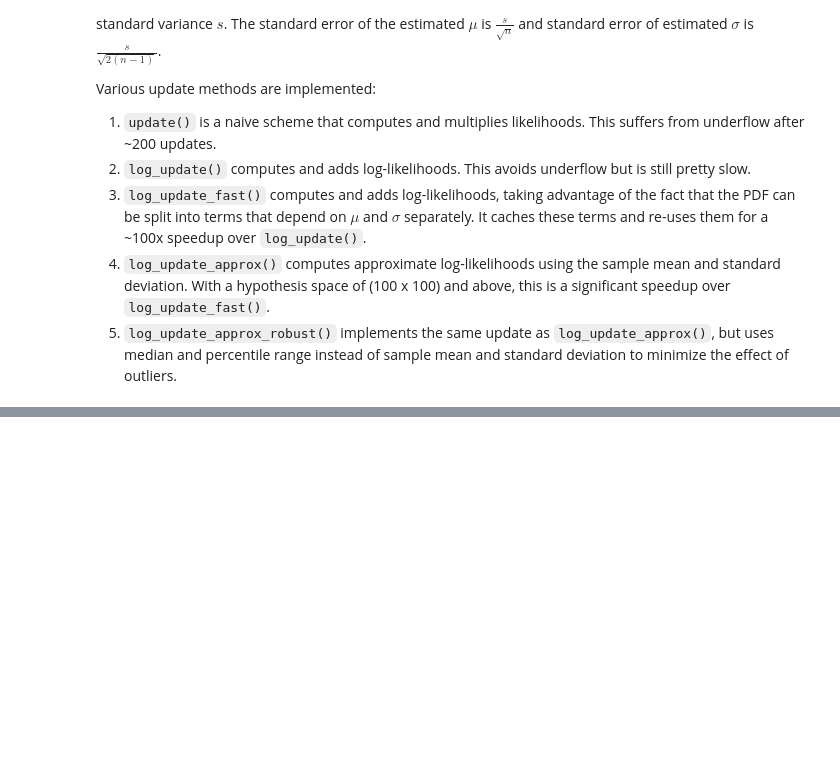
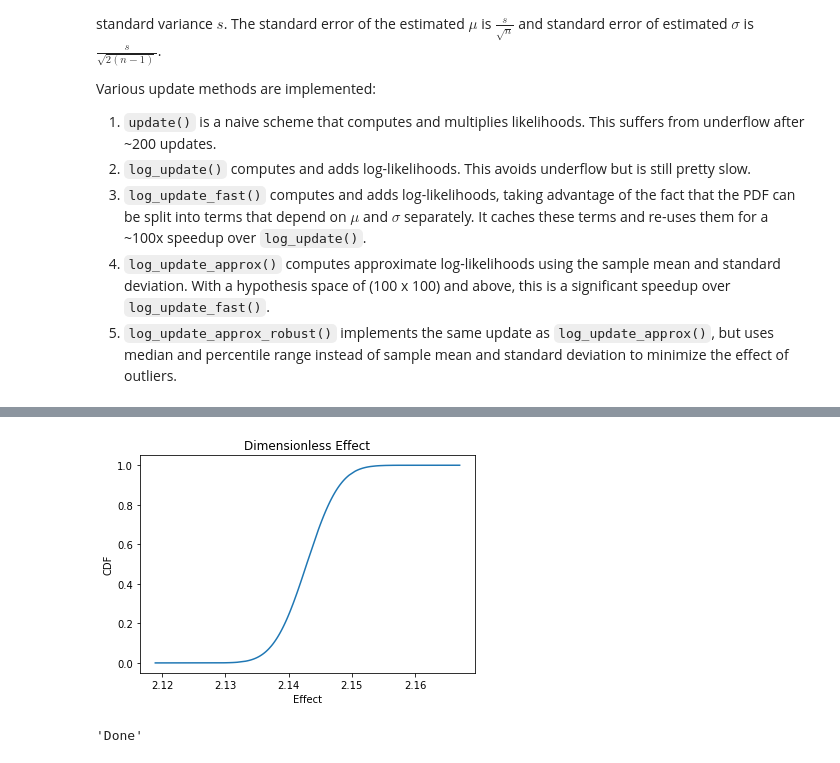
Before and after one commit to alexklibisz/exercises, a Jupyter notebook: think-bayes/chap10.ipynb, the cells around one changed output, grey strips where cells are left out. Saved outputs shown, nothing was run; the diff lists cells and outputs as text; code cells hidden in the pictures; blank space fills up the shorter version.

```diff
--- a/think-bayes/chap10.ipynb
+++ b/think-bayes/chap10.ipynb
@@ -416,0 +481,21 @@ Female MAP ((163.22347500412215, 7.269156286642232), 0.0063904722945376646)
+# %%
+def prms_to_effect(prm_1, prm_2):
+    """Compute an effect from two distributions of Normal parameters.
+
+    This works as a sort-of mixture of effects."""
+    c = dict()
+    for (mu1, sigma1), p1 in prm_1.items():
+        for (mu2, sigma2), p2 in prm_2.items():
+            effect = (mu1 - mu2) / ((sigma1 + sigma2) / 2)
+            if effect not in c:
+                c[effect] = 1
+            c[effect] *= p1 * p2
+    return mtb.PMF.from_dict(c)
+
+%time effect = prms_to_effect(prm_m, prm_f)
+effect.to_cdf().plot()
+plt.title('Dimensionless Effect')
+plt.xlabel('Effect')
+plt.ylabel('CDF')
+plt.show()
+# %% [output]
@@ -416,0 +504,5 @@ Female MAP ((163.22347500412215, 7.269156286642232), 0.0063904722945376646)
+[figure, added]
+# %%
+'Done'
+# %% [output]
+'Done'
```
Also changed, not shown: parts of 6 cells of this notebook, 1 other file.
